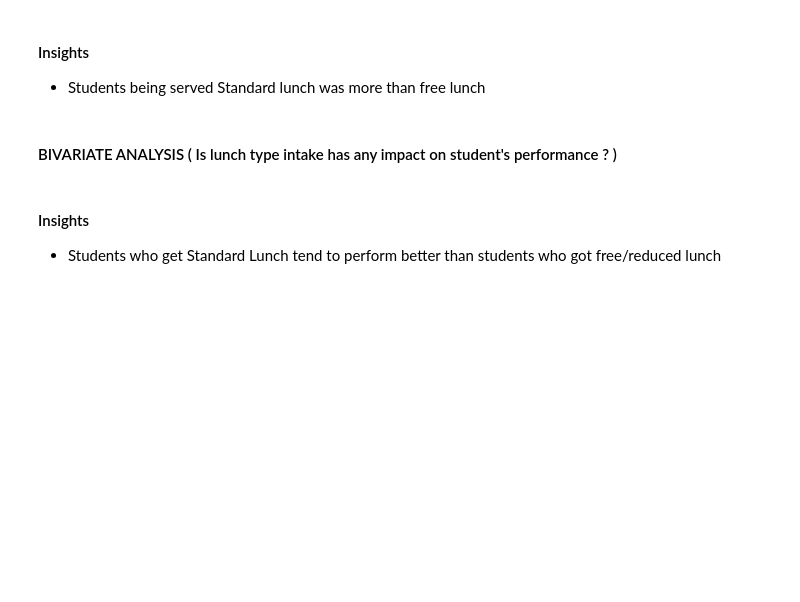
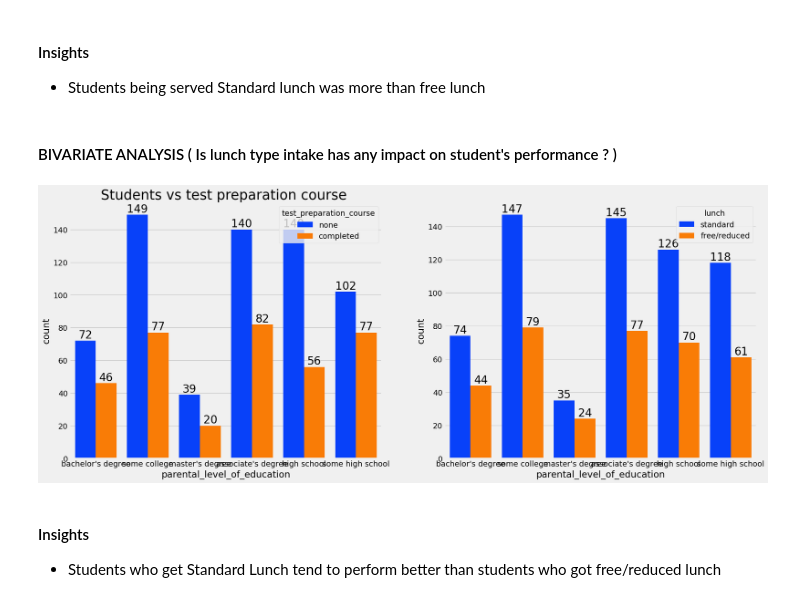
Before and after one commit to poojap13/MLProject, a Jupyter notebook: notebook/1 . EDA STUDENT PERFORMANCE .ipynb, the cells around one changed output. Drawn from its saved outputs; the diff is of its cells as text; code cells hidden in the pictures; blank space fills up the shorter version.

Commit message:
Data Ingestion

```diff
--- a/notebook/1 . EDA STUDENT PERFORMANCE .ipynb
+++ b/notebook/1 . EDA STUDENT PERFORMANCE .ipynb
@@ -571,14 +593,16 @@ plt.show()
 #### BIVARIATE ANALYSIS (  Is lunch type intake has any impact on student's performance ? )
 # %%
 f,ax=plt.subplots(1,2,figsize=(20,8))
-sns.countplot(x=df['parental level of education'],data=df,palette = 'bright',hue='test preparation course',saturation=0.95,ax=ax[0])
+sns.countplot(x=df['parental_level_of_education'],data=df,palette = 'bright',hue='test_preparation_course',saturation=0.95,ax=ax[0])
 ax[0].set_title('Students vs test preparation course ',color='black',size=25)
 for container in ax[0].containers:
     ax[0].bar_label(container,color='black',size=20)
 
-sns.countplot(x=df['parental level of education'],data=df,palette = 'bright',hue='lunch',saturation=0.95,ax=ax[1])
+sns.countplot(x=df['parental_level_of_education'],data=df,palette = 'bright',hue='lunch',saturation=0.95,ax=ax[1])
 for container in ax[1].containers:
     ax[1].bar_label(container,color='black',size=20)
+# %% [output]
+[figure, added]
 # %% [markdown]
 #### Insights
 - Students who get Standard Lunch tend to perform better than students who got free/reduced lunch
```
Also changed, not shown: parts of 5 cells of this notebook, 54 other files.
